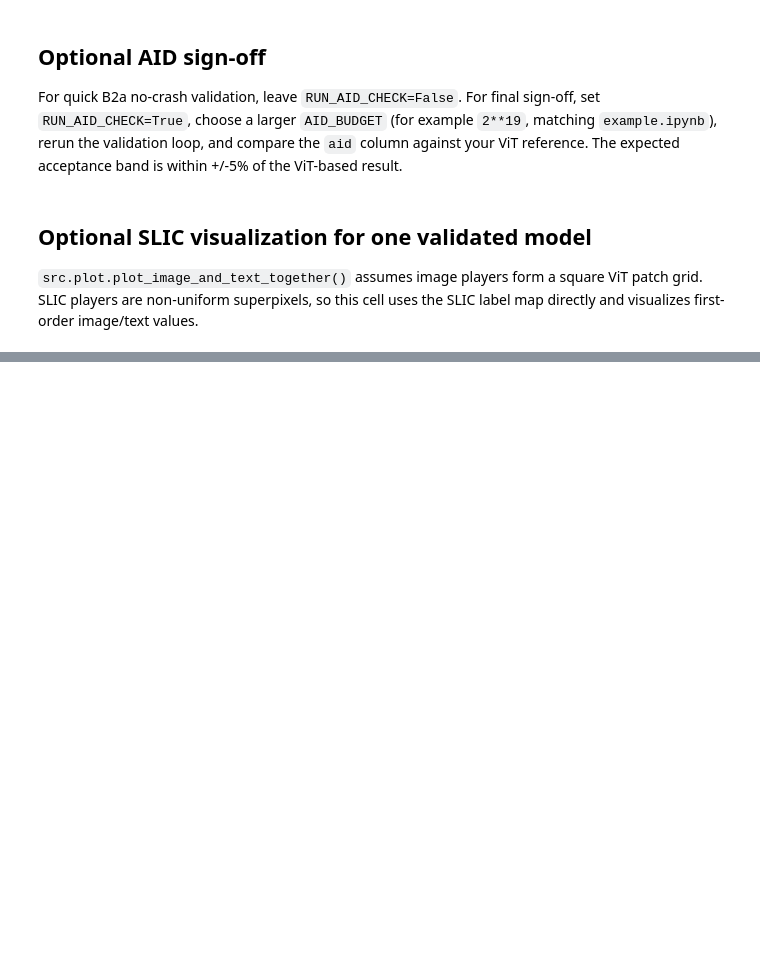
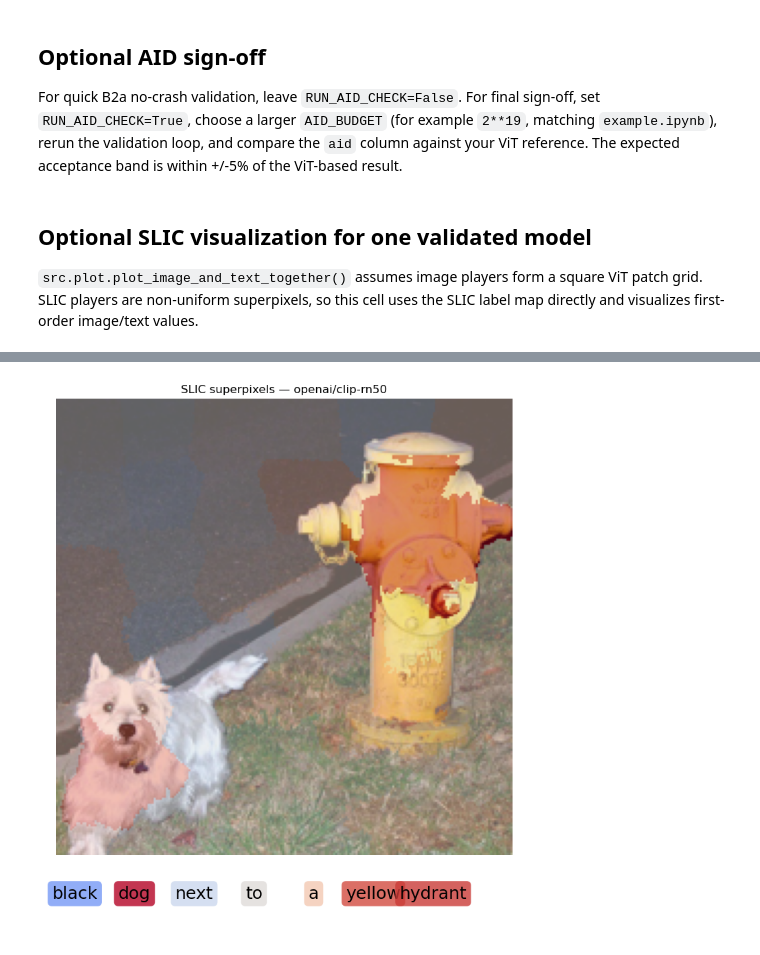
Before and after one commit to yhuang122/Image-Explanations-with-shapiq, a Jupyter notebook: example_SLICSegmenter.ipynb, the cells around one changed output, grey strips where cells are left out. Drawn from its saved outputs; the diff is of its cells as text; code cells hidden in the pictures; blank space fills up the shorter version.

```diff
--- a/example_SLICSegmenter.ipynb
+++ b/example_SLICSegmenter.ipynb
@@ -140,17 +143,15 @@ input_image = Image.open("assets/dog_and_hydrant.png").convert("RGB")
 
 B2A_MODELS = [
     {"task": "B2a.1", "model_id": "openai/clip-rn50", "openai_name": "RN50", "backbone": "ResNet-50"},
-    {"task": "B2a.2", "model_id": "openai/clip-rn101", "openai_name": "RN101", "backbone": "ResNet-101"},
-    {"task": "B2a.3", "model_id": "openai/clip-rn50x4", "openai_name": "RN50x4", "backbone": "ResNet-50x4"},
 ]
 
-BATCH_SIZE = 2
-SMOKE_COALITIONS = 8
+BATCH_SIZE = 8
+SMOKE_COALITIONS = 4
 RANDOM_STATE = 0
 
-# Full sign-off can be expensive. Keep False for quick no-crash validation.
+# Only one model, small budget for quick verification.
 RUN_AID_CHECK = True
-AID_BUDGET = 2**19
+AID_BUDGET = 2**16
 # %%
 def reset_cuda_peak():
     if DEVICE.type == "cuda":
@@ -424,0 +359,68 @@ plt.tight_layout()
+# %%
+# ── SLIC superpixel region visualization ──
+import matplotlib.pyplot as plt
+
+SELECTED_MODEL = "openai/clip-rn50"
+selected_game = games[SELECTED_MODEL]
+selected_iv = interaction_values_by_model.get(SELECTED_MODEL)
+if selected_iv is None:
+    raise RuntimeError("No InteractionValues. Set RUN_AID_CHECK=True and rerun first.")
+
+# Token setup
+text_tokens = input_text.split()
+if len(text_tokens) < selected_game.n_players_text:
+    text_tokens = text_tokens + [""] * (selected_game.n_players_text - len(text_tokens))
+
+# First-order values
+first_order = src.utils.convert_iv_to_first_order(selected_iv)
+values1 = first_order.get_n_order(1).values
+img_vals = values1[:selected_game.n_players_image]
+txt_vals = values1[selected_game.n_players_image:selected_game.n_players_image + len(text_tokens)]
+
+# Build superpixel heatmap from label_map — each superpixel gets a single
+# colour, making SLIC region boundaries naturally visible.
+label_map = selected_game._imputer.segmenter._label_map.cpu().numpy()
+superpixel_heatmap = img_vals[label_map]
+
+max_abs_img = float(np.quantile(np.abs(img_vals), 0.99) or 1.0)
+max_abs_txt = float(np.max(np.abs(txt_vals)) if txt_vals.size else 1.0)
+
+# Denormalize image
+img_processed = selected_game.inputs["pixel_values"].squeeze(0)
+img_denorm = src.utils.denormalize(
+    img_processed,
+    selected_game.processor.image_processor.image_mean,
+    selected_game.processor.image_processor.image_std,
+).permute(1, 2, 0).numpy()
+
+# Plot
+cmap = plt.get_cmap("coolwarm")
+fig, (ax_img, ax_text) = plt.subplots(
+    2, 1, figsize=(7, 8),
+    gridspec_kw={"height_ratios": [7, 1.15]},
+)
+
+ax_img.imshow(img_denorm)
+ax_img.imshow(superpixel_heatmap, alpha=0.45, cmap="coolwarm",
+              vmin=-max_abs_img, vmax=max_abs_img)
+ax_img.axis("off")
+ax_img.set_title(f"SLIC superpixels — {SELECTED_MODEL}")
+
+ax_text.set_xlim(0, 1)
+ax_text.set_ylim(0, 1)
+ax_text.axis("off")
+n_tok = max(len(text_tokens), 1)
+for i, tok in enumerate(text_tokens):
+    v = txt_vals[i] if i < len(txt_vals) else 0.0
+    c = cmap((v / max_abs_txt + 1.0) / 2.0) if max_abs_txt else (0.5, 0.5, 0.5)
+    ax_text.text(
+        (i + 0.5) / n_tok, 0.5, tok,
+        ha="center", va="center", fontsize=18,
+        bbox={"boxstyle": "round,pad=0.25", "facecolor": c,
+              "edgecolor": "none", "alpha": 0.8},
+    )
+
+plt.tight_layout(pad=0.15)
+plt.show()
+# %% [output]
+[figure, added]
```
Also changed, not shown: parts of 4 cells of this notebook, 3 other files.
